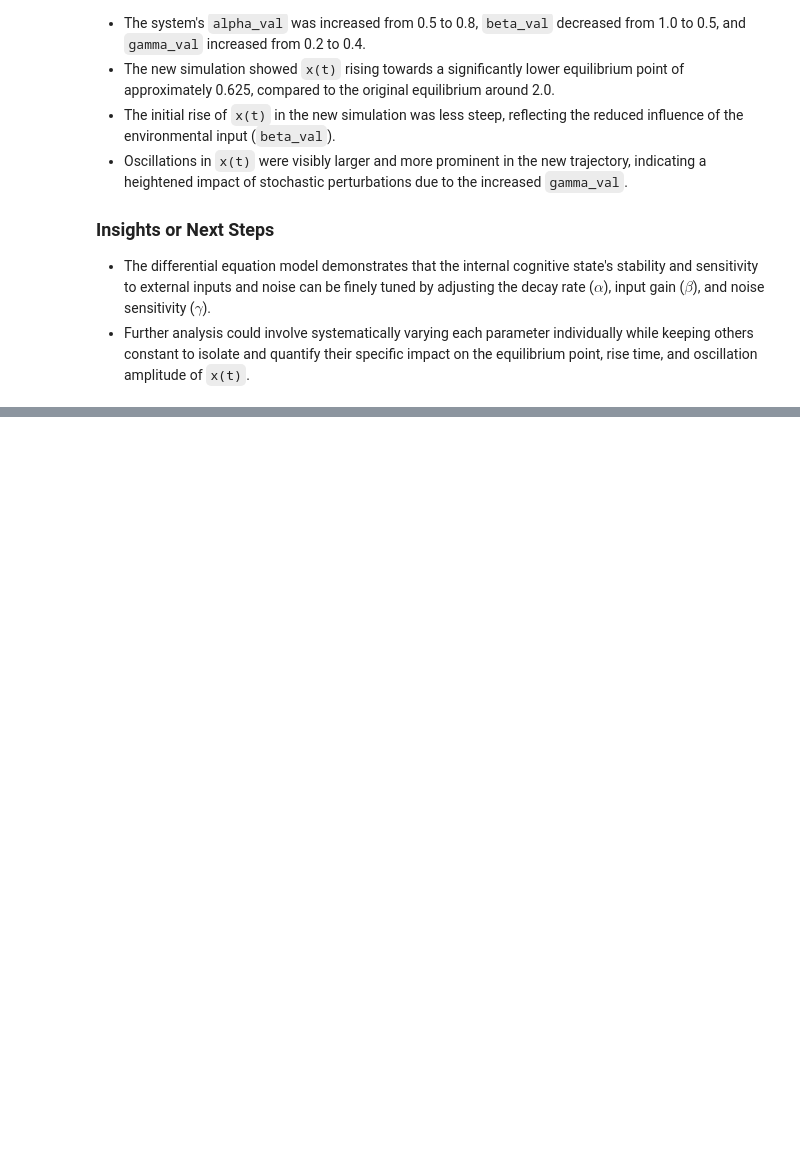
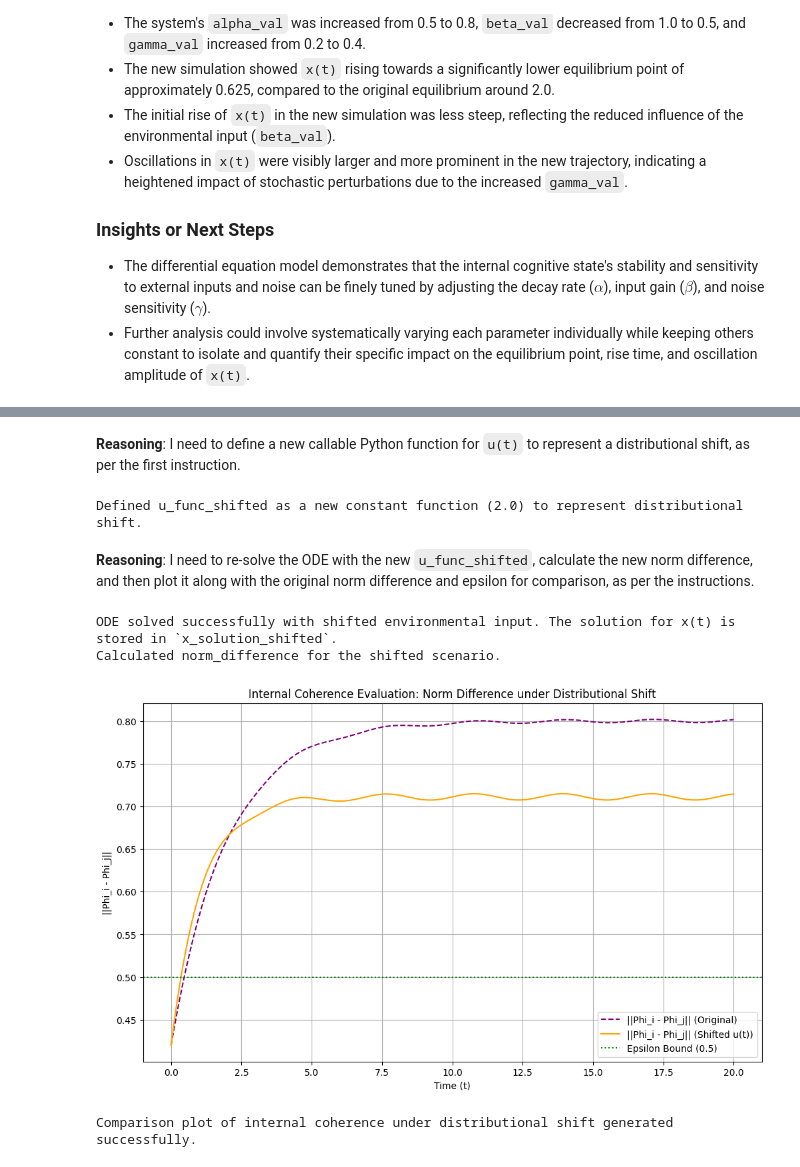
Before and after one commit to Rishika70/A-Coherence-based-Alignment, a Jupyter notebook: A_Coherence_Theory.ipynb, the cells around one changed output, grey strips where cells are left out. Cells and saved outputs as stored; diff of their text form; code cells hidden in the pictures; blank space fills up the shorter version.

```diff
--- a/A_Coherence_Theory.ipynb
+++ b/A_Coherence_Theory.ipynb
@@ -475,0 +602,63 @@ Overall, the cognitive state `x(t)` became more 'damped' in its general magnitud
+# %% [markdown]
+**Reasoning**:
+I need to define a new callable Python function for `u(t)` to represent a distributional shift, as per the first instruction.
+# %%
+import numpy as np
+
+# 1. Define a new callable Python function for u(t) representing a distributional shift
+#    For example, changing the constant environmental input to a higher value.
+u_func_shifted = lambda t: 2.0
+
+print("Defined u_func_shifted as a new constant function (2.0) to represent distributional shift.")
+# %% [output]
+Defined u_func_shifted as a new constant function (2.0) to represent distributional shift.
+# %% [markdown]
+**Reasoning**:
+I need to re-solve the ODE with the new `u_func_shifted`, calculate the new norm difference, and then plot it along with the original norm difference and epsilon for comparison, as per the instructions.
+# %%
+from scipy.integrate import odeint
+import matplotlib.pyplot as plt
+import numpy as np
+
+# 2. Create a new tuple ode_args_shifted for odeint
+#    It includes u_func_shifted and the CURRENT numerical parameters.
+ode_args_shifted = (u_func_shifted, xi_func, alpha_val, beta_val, gamma_val, theta_val, delta_val)
+
+# 3. Re-solve the differential equation with the new input
+x_solution_shifted = odeint(ode_function, x0, t_span, args=ode_args_shifted)
+
+print("ODE solved successfully with shifted environmental input. The solution for x(t) is stored in `x_solution_shifted`.")
+
+# Ensure x_solution_shifted is flattened
+x_solution_shifted_flat = x_solution_shifted.flatten()
+
+# 4. Calculate phi_i_values_shifted and phi_j_values_shifted
+phi_i_values_shifted = phi_i_func(x_solution_shifted_flat)
+phi_j_values_shifted = phi_j_func(x_solution_shifted_flat)
+
+# 5. Compute the norm_difference_shifted
+norm_difference_shifted = np.abs(phi_i_values_shifted - phi_j_values_shifted)
+
+print("Calculated norm_difference for the shifted scenario.")
+
+# 6. Plot the norm_difference_shifted against t_span
+plt.figure(figsize=(12, 7))
+plt.plot(t_span, norm_difference, label='||Phi_i - Phi_j|| (Original)', linestyle='--', color='purple')
+plt.plot(t_span, norm_difference_shifted, label='||Phi_i - Phi_j|| (Shifted u(t))', color='orange')
+
+# 7. Add epsilon bound
+plt.axhline(y=epsilon_val, color='green', linestyle=':', label=f'Epsilon Bound ({epsilon_val})')
+
+plt.title('Internal Coherence Evaluation: Norm Difference under Distributional Shift')
+plt.xlabel('Time (t)')
+plt.ylabel('||Phi_i - Phi_j||')
+plt.grid(True)
+plt.legend()
+plt.show()
+
+print("Comparison plot of internal coherence under distributional shift generated successfully.")
+# %% [output]
+ODE solved successfully with shifted environmental input. The solution for x(t) is stored in `x_solution_shifted`.
+Calculated norm_difference for the shifted scenario.
+[figure, added]
+Comparison plot of internal coherence under distributional shift generated successfully.
```
Also changed, not shown: parts of 96 cells of this notebook.
